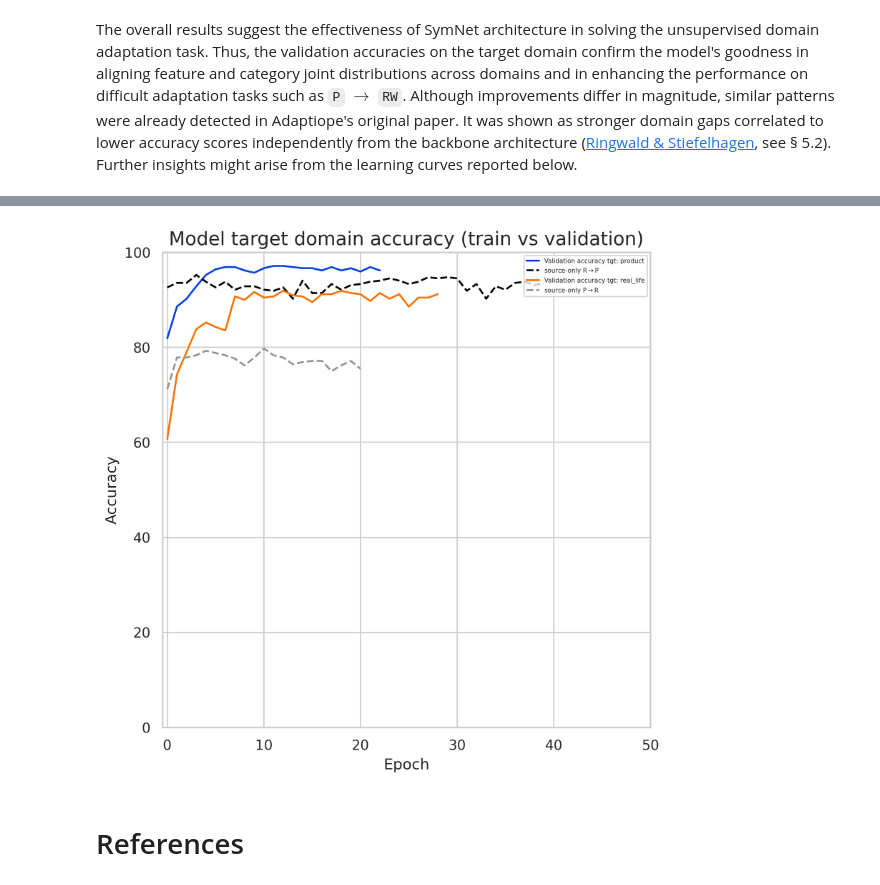
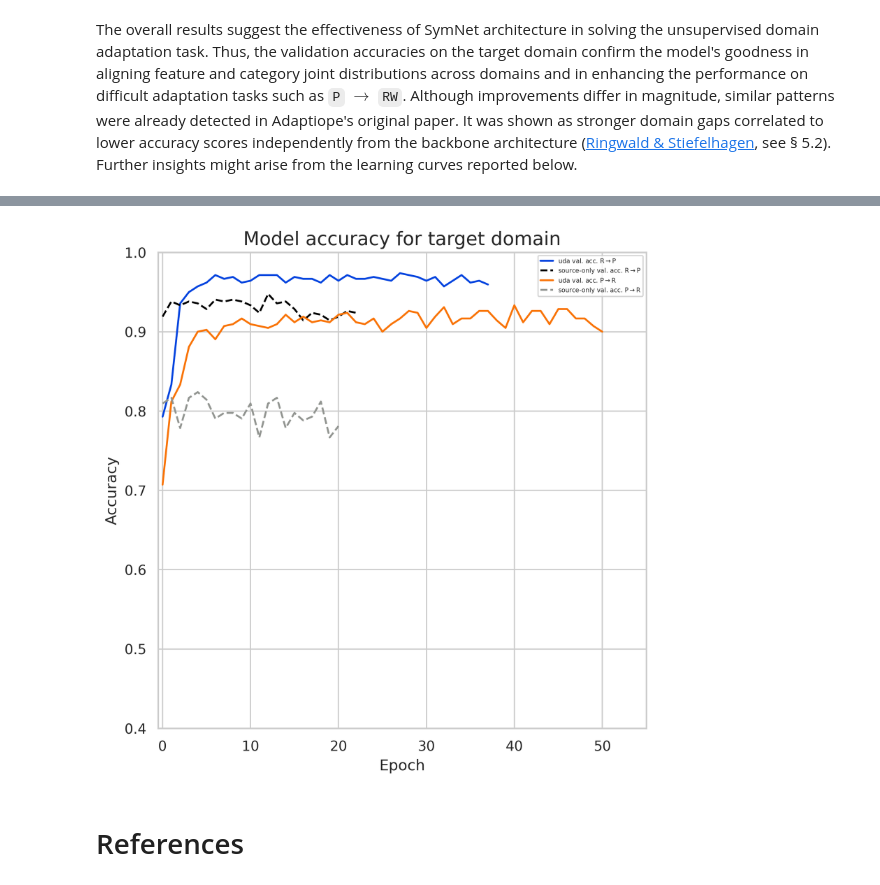
Before and after one commit to detch-for-shor/deep-learning-proj, a Jupyter notebook: SymNets_final.ipynb, the cells around one changed output, grey strips where cells are left out. Saved outputs shown, nothing was run; the diff lists cells and outputs as text; code cells hidden in the pictures.

```diff
--- a/SymNets_final.ipynb
+++ b/SymNets_final.ipynb
@@ -1696,28 +1715,27 @@ show_results("product", "real_life", 60, filenames)
 # %%
-def show_train_val(source: str, target: str, epoch: int):
-  results, source_only, baseline = set_domains(source, target, ["all"])
+def show_val(source: str, target: str, epoch: int, file: str, path: str):
 
   sns.set_theme(style="whitegrid", palette="pastel")
   fig, ax = plt.subplots()
 
-  ## source -> target
+  # source -> target
+  results, source_only, baseline = set_domains(source, target, [file], path)
   direction = source.split('_')[0][0].capitalize() + r'$\rightarrow$' + target.split('_')[0][0].capitalize()
-  val_tgt_acc = [x*100 for x in results["all"]["val_tgt_accs"]]
-  epochs = range(len(val_tgt_acc))
-  ax.plot(epochs, val_tgt_acc, label="Validation accuracy tgt:"+f' {target}', color='xkcd:blue')
 
-  # Add the source-only model
-  ax.plot(range(len(source_only['val_accuracies'])), [x*100 for x in source_only['val_accuracies']], '--', label='source-only'+f' {direction}', color='xkcd:black')
+  # Display the target validation accuracy curve for uda
+  val_tgt_acc = results[file]["val_tgt_accs"]
+  ax.plot(range(len(val_tgt_acc)), val_tgt_acc, label=f'uda val. acc. {direction}', color='xkcd:blue')
 
-  results, source_only, baseline = set_domains(target, source, ["all"])
+  # Display the target validation accuracy curve for source-only
+  ax.plot(range(len(source_only['val_accuracies'])), source_only['val_accuracies'], '--', label=f'source-only val. acc. {direction}', color='xkcd:black')
+
+  # Switch domains
+  # target -> source
+  results, source_only, baseline = set_domains(target, source, [file], path)
   direction = target.split('_')[0][0].capitalize() + r'$\rightarrow$' + source.split('_')[0][0].capitalize()
-  val_tgt_acc = [x*100 for x in results["all"]["val_tgt_accs"]]
-  epochs = range(len(val_tgt_acc))
-  ax.plot(epochs, val_tgt_acc, label="Validation accuracy tgt:"+ f' {source}', color='xkcd:orange')
-
-  # Add the source-only model
-  ax.plot(range(len(source_only['val_accuracies'])), [x*100 for x in source_only['val_accuracies']], '--', label='source-only'+f' {direction}', color='xkcd:gray')
-
+  val_tgt_acc = results[file]["val_tgt_accs"]
+  ax.plot(range(len(val_tgt_acc)), val_tgt_acc, label=f'uda val. acc. {direction}', color='xkcd:orange')
+  ax.plot(range(len(source_only['val_accuracies'])), source_only['val_accuracies'], '--', label=f'source-only val. acc. {direction}', color='xkcd:gray')
 
   # Set width and height of the graph
   fig.set_figwidth(7)
@@ -1732,23 +1750,23 @@ def show_train_val(source: str, target: str, epoch: int):
   plt.rc('legend', fontsize=5)
 
   # Set extremes of x and y axes
-  plt.ylim(bottom=0, top=100)
+  plt.ylim(bottom=0.4, top=1)
   plt.xlim(left=-0.5, right=epoch)
 
   # Add legend
   plt.legend(loc='upper right')
 
-  # Add titles
-  plt.title("Model target domain accuracy (train vs validation)", fontsize=15)
+  # Add title/labels
+  plt.title("Model accuracy for target domain", fontsize=15)
   plt.xlabel("Epoch")
   plt.ylabel("Accuracy")
 
   # Show picture
   plt.show()
-# %%
-show_train_val("real_life", "product", 50)
-# %% [output]
-[figure, removed]
+# %%
+show_val(source="real_life", target="product", epoch=55, file="dropout0.5", path=path)
+# %% [output]
+[figure, added]
 # %% [markdown]
 # References
 # %% [markdown]
```
Also changed, not shown: parts of 24 cells of this notebook, 1 other file.
